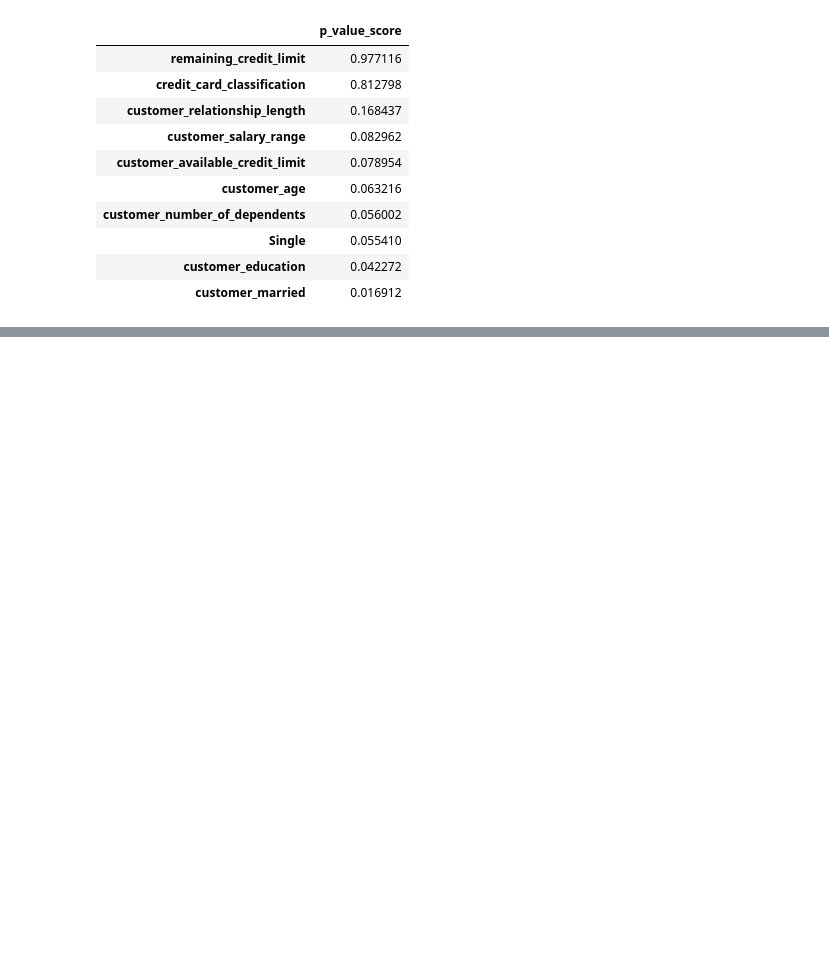
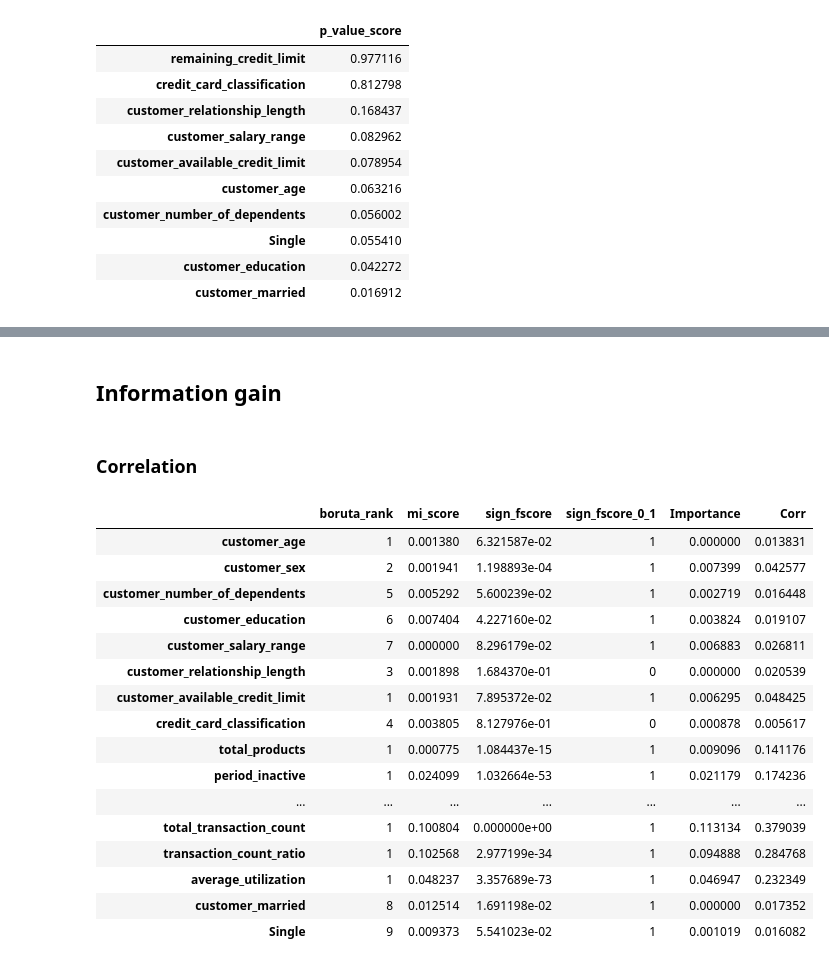
Before and after one commit to melkri/ML_classification, a Jupyter notebook: scripts/01_Data_Preparation.ipynb, the cells around one changed output, grey strips where cells are left out. Saved outputs shown, nothing was run; the diff lists cells and outputs as text; code cells hidden in the pictures; blank space fills up the shorter version.

```diff
--- a/scripts/01_Data_Preparation.ipynb
+++ b/scripts/01_Data_Preparation.ipynb
@@ -544,7 +548,46 @@ y = df['account_status']
 # %%
 X_train, X_test, y_train, y_test = train_test_split(X, y, test_size=0.2, stratify=y, random_state=42)
 
-df_train = pd.concat([X_train, y_train], axis=1)
+df = pd.concat([X_train, y_train], axis=1)
 df_test = pd.concat([X_test, y_test], axis=1)
+# %% [markdown]
+## Information gain
+# %%
+from sklearn.feature_selection import mutual_info_classif
+importances = mutual_info_classif(X_train, y_train)
+importance_table = pd.DataFrame({"Importance": importances}, index=X_train.columns)
+# %%
+general_ranking = pd.merge(general_ranking, importance_table, left_index=True, right_index=True)
+# %% [markdown]
+### Correlation
+# %%
+corr = df.corr("spearman")
+foo = pd.DataFrame(corr['account_status'].abs().sort_values(ascending=False))
+foo = foo[foo.index != 'account_status']
+foo.columns = ['Corr']
+foo.rename(columns={'level_0': 'Feature'}, inplace=True)
+foo.head(10)
+
+general_ranking = pd.merge(general_ranking, foo, left_index=True, right_index=True)
+# %%
+general_ranking
+# %% [output]
+|  | boruta_rank | mi_score | sign_fscore | sign_fscore_0_1 | Importance | Corr |
+| customer_age | 1 | 0.001380 | 6.321587e-02 | 1 | 0.000000 | 0.013831 |
+| customer_sex | 2 | 0.001941 | 1.198893e-04 | 1 | 0.007399 | 0.042577 |
+| customer_number_of_dependents | 5 | 0.005292 | 5.600239e-02 | 1 | 0.002719 | 0.016448 |
+| customer_education | 6 | 0.007404 | 4.227160e-02 | 1 | 0.003824 | 0.019107 |
+| customer_salary_range | 7 | 0.000000 | 8.296179e-02 | 1 | 0.006883 | 0.026811 |
+| customer_relationship_length | 3 | 0.001898 | 1.684370e-01 | 0 | 0.000000 | 0.020539 |
+| customer_available_credit_limit | 1 | 0.001931 | 7.895372e-02 | 1 | 0.006295 | 0.048425 |
+| credit_card_classification | 4 | 0.003805 | 8.127976e-01 | 0 | 0.000878 | 0.005617 |
+| total_products | 1 | 0.000775 | 1.084437e-15 | 1 | 0.009096 | 0.141176 |
+| period_inactive | 1 | 0.024099 | 1.032664e-53 | 1 | 0.021179 | 0.174236 |
+| ... | ... | ... | ... | ... | ... | ... |
+| total_transaction_count | 1 | 0.100804 | 0.000000e+00 | 1 | 0.113134 | 0.379039 |
+| transaction_count_ratio | 1 | 0.102568 | 2.977199e-34 | 1 | 0.094888 | 0.284768 |
+| average_utilization | 1 | 0.048237 | 3.357689e-73 | 1 | 0.046947 | 0.232349 |
+| customer_married | 8 | 0.012514 | 1.691198e-02 | 1 | 0.000000 | 0.017352 |
+| Single | 9 | 0.009373 | 5.541023e-02 | 1 | 0.001019 | 0.016082 |
 # %%
 general_ranking.to_excel("../data/input_processed/feature_ranking.xlsx")
```
Also changed, not shown: parts of 11 cells of this notebook, 3 other files.
